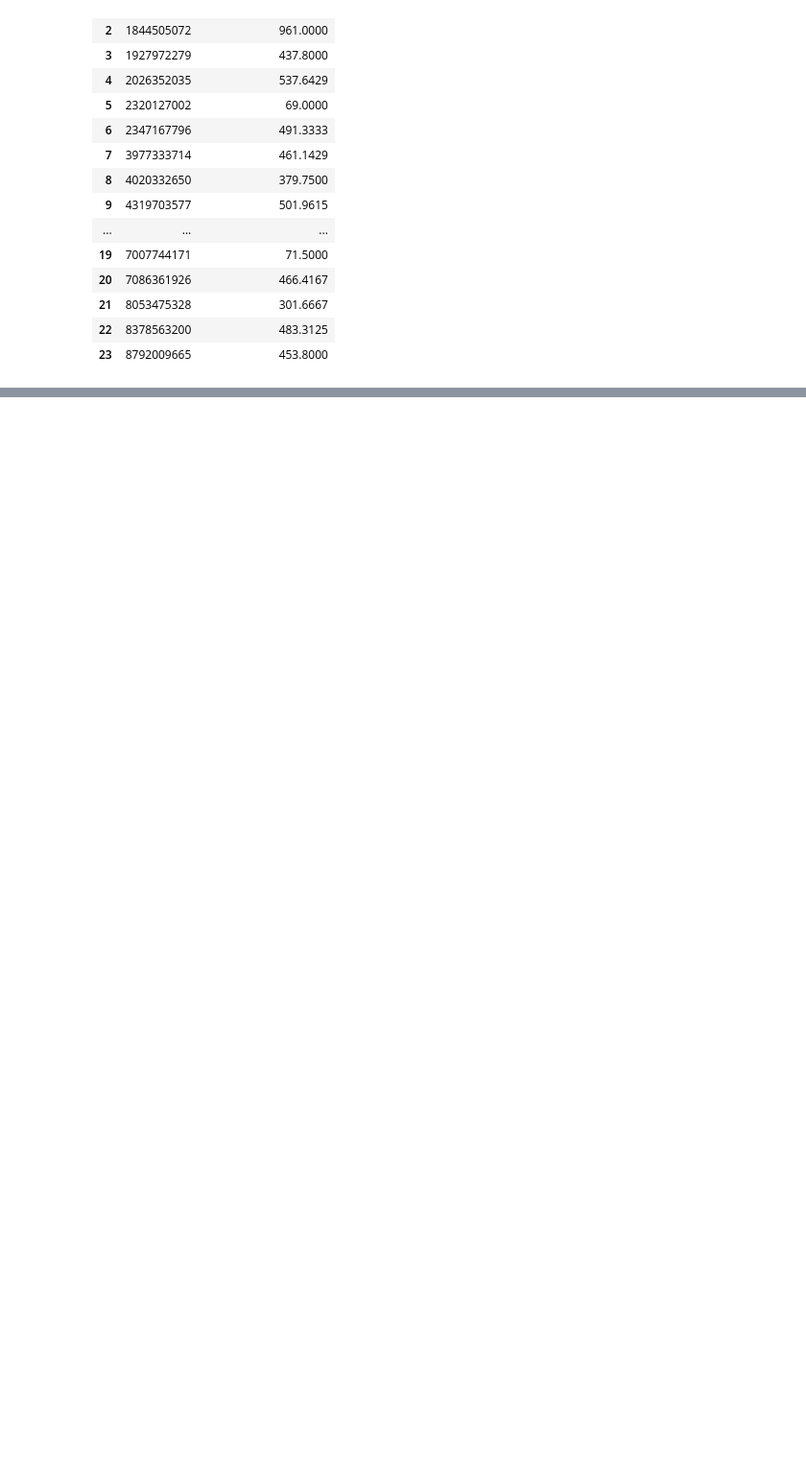
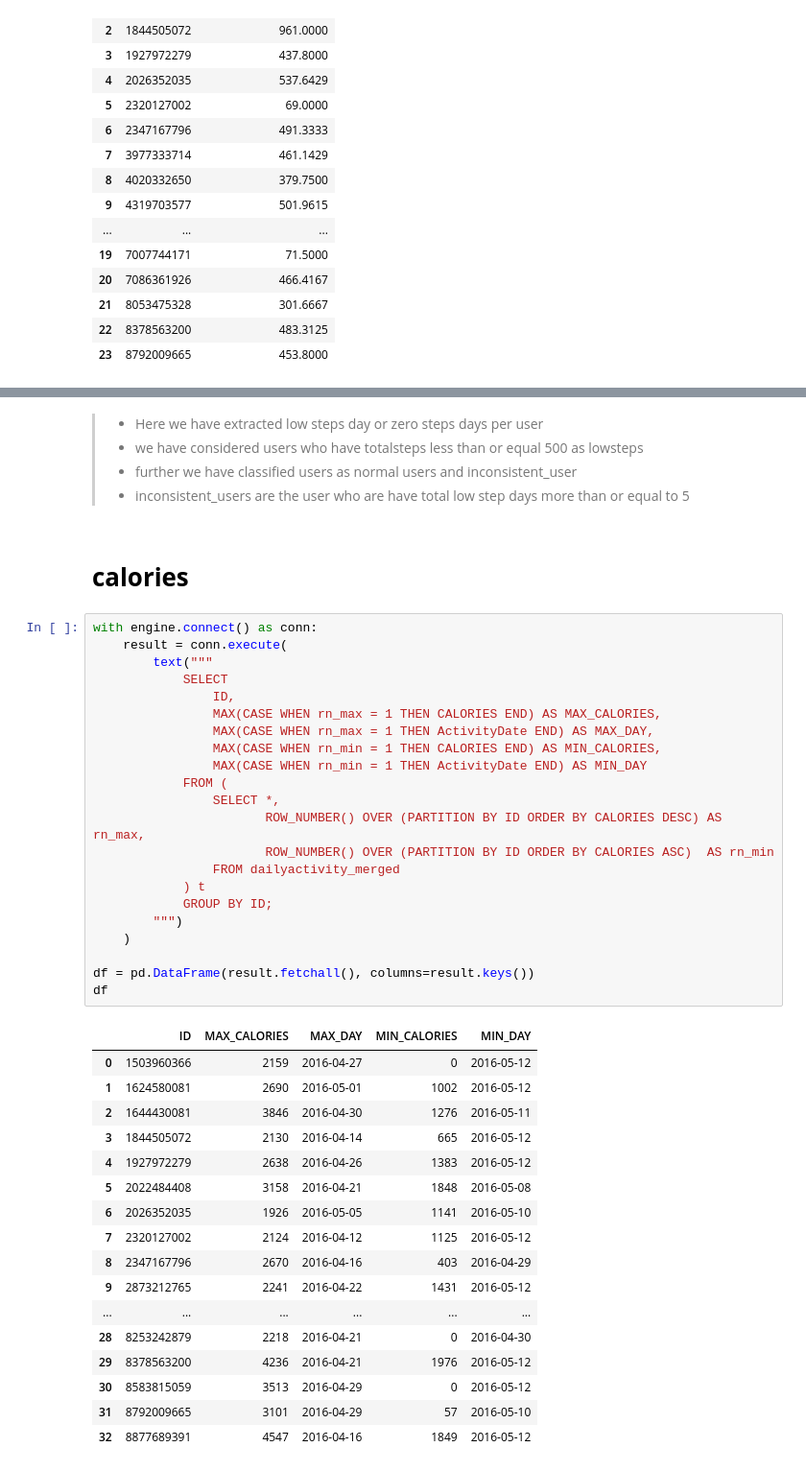
Before and after one commit to bollavamshidarreddy/fitbit-lifestyle-segmentation, a Jupyter notebook: notebooks/sql_analysis.ipynb, the cells around one changed output, grey strips where cells are left out. Shown: that part at 96% size. Drawn from its saved outputs; the diff is of its cells as text; blank space fills up the shorter version.

```diff
--- a/notebooks/sql_analysis.ipynb
+++ b/notebooks/sql_analysis.ipynb
@@ -196,0 +303,47 @@ df
+# %% [markdown]
+>* Here we have extracted low steps day or zero steps days per user
+>* we have considered users who have totalsteps less than or equal 500 as lowsteps
+>* further we have classified users as normal users and inconsistent_user
+>* inconsistent_users are the user who are have total low step days more than or equal to 5
+# %% [markdown]
+# **calories**
+# %%
+with engine.connect() as conn:
+    result = conn.execute(
+        text("""
+            SELECT
+                ID,
+                MAX(CASE WHEN rn_max = 1 THEN CALORIES END) AS MAX_CALORIES,
+                MAX(CASE WHEN rn_max = 1 THEN ActivityDate END) AS MAX_DAY,
+                MAX(CASE WHEN rn_min = 1 THEN CALORIES END) AS MIN_CALORIES,
+                MAX(CASE WHEN rn_min = 1 THEN ActivityDate END) AS MIN_DAY
+            FROM (
+                SELECT *,
+                       ROW_NUMBER() OVER (PARTITION BY ID ORDER BY CALORIES DESC) AS rn_max,
+                       ROW_NUMBER() OVER (PARTITION BY ID ORDER BY CALORIES ASC)  AS rn_min
+                FROM dailyactivity_merged
+            ) t
+            GROUP BY ID;
+        """)
+    )
+
+df = pd.DataFrame(result.fetchall(), columns=result.keys())
+df
+# %% [output]
+|  | ID | MAX_CALORIES | MAX_DAY | MIN_CALORIES | MIN_DAY |
+| 0 | 1503960366 | 2159 | 2016-04-27 | 0 | 2016-05-12 |
+| 1 | 1624580081 | 2690 | 2016-05-01 | 1002 | 2016-05-12 |
+| 2 | 1644430081 | 3846 | 2016-04-30 | 1276 | 2016-05-11 |
+| 3 | 1844505072 | 2130 | 2016-04-14 | 665 | 2016-05-12 |
+| 4 | 1927972279 | 2638 | 2016-04-26 | 1383 | 2016-05-12 |
+| 5 | 2022484408 | 3158 | 2016-04-21 | 1848 | 2016-05-08 |
+| 6 | 2026352035 | 1926 | 2016-05-05 | 1141 | 2016-05-10 |
+| 7 | 2320127002 | 2124 | 2016-04-12 | 1125 | 2016-05-12 |
+| 8 | 2347167796 | 2670 | 2016-04-16 | 403 | 2016-04-29 |
+| 9 | 2873212765 | 2241 | 2016-04-22 | 1431 | 2016-05-12 |
+| ... | ... | ... | ... | ... | ... |
+| 28 | 8253242879 | 2218 | 2016-04-21 | 0 | 2016-04-30 |
+| 29 | 8378563200 | 4236 | 2016-04-21 | 1976 | 2016-05-12 |
+| 30 | 8583815059 | 3513 | 2016-04-29 | 0 | 2016-05-12 |
+| 31 | 8792009665 | 3101 | 2016-04-29 | 57 | 2016-05-10 |
+| 32 | 8877689391 | 4547 | 2016-04-16 | 1849 | 2016-05-12 |
```
Also changed, not shown: parts of 9 cells of this notebook.
